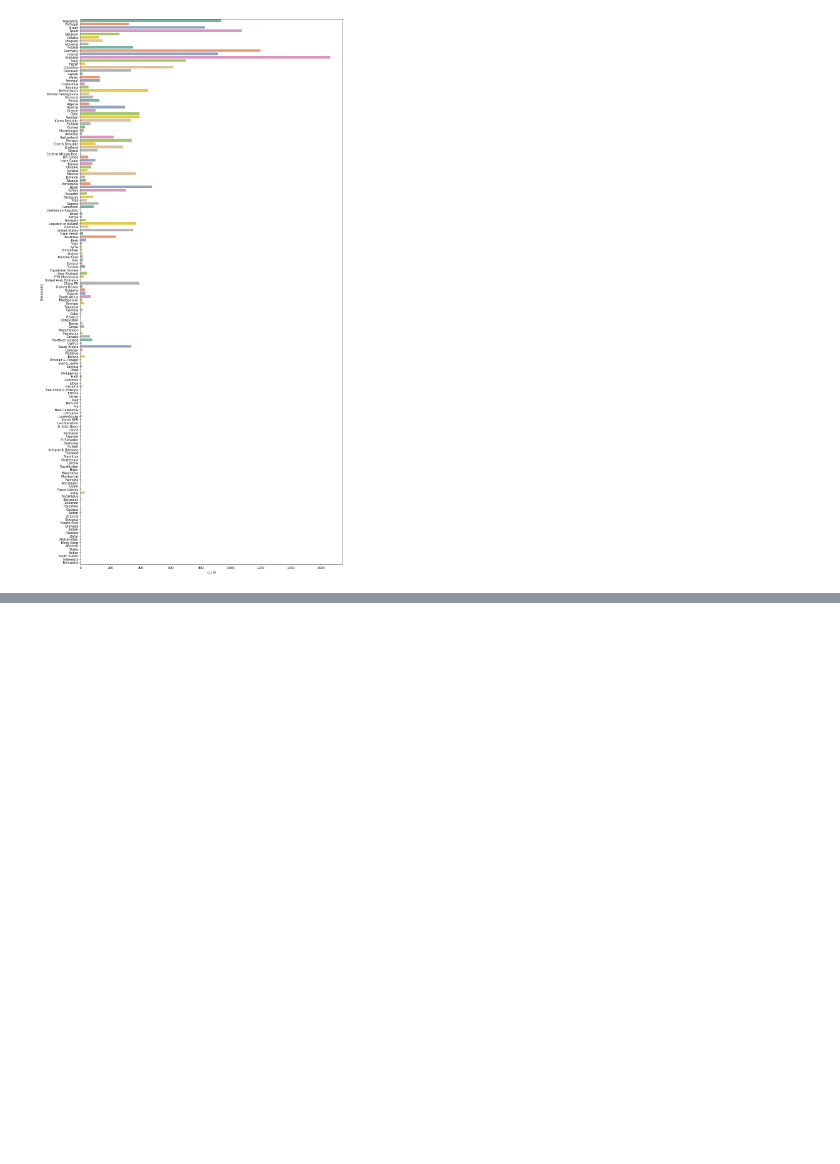
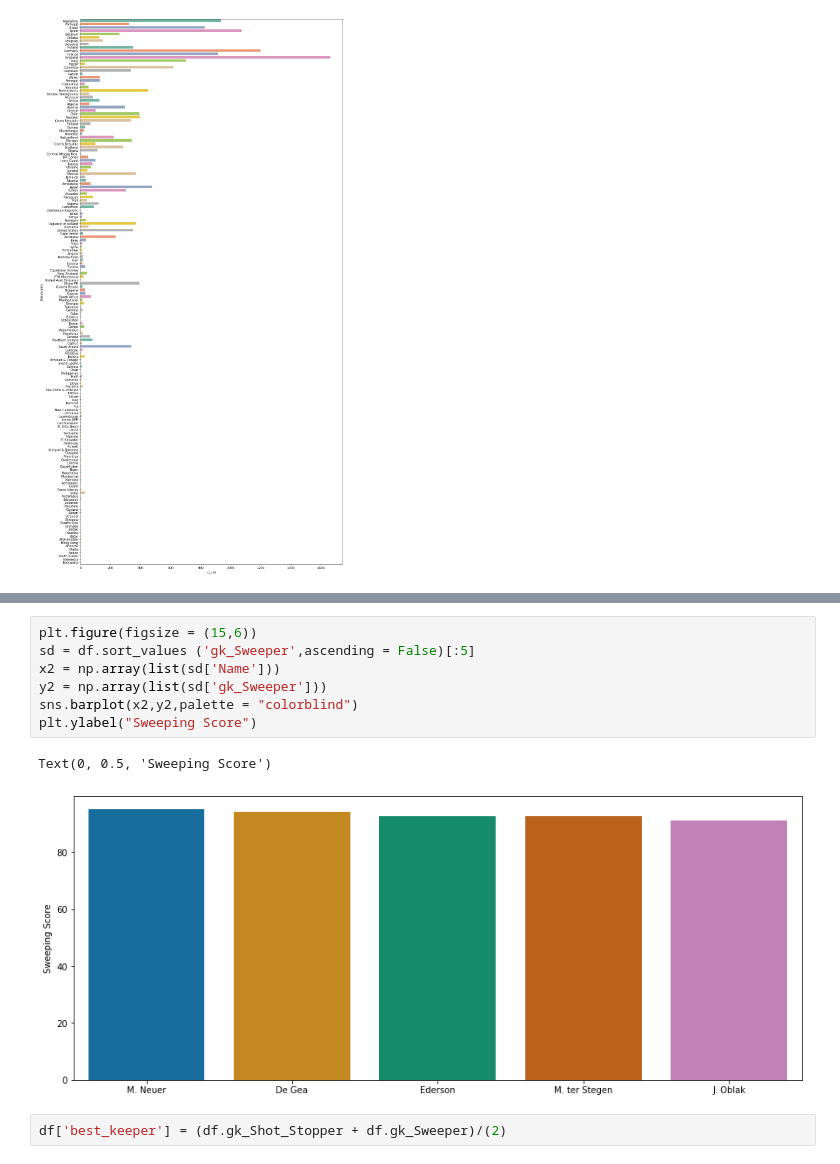
Before and after one commit to lawal-olaotan/Sportanalysis, a Jupyter notebook: Fifa_analysis.ipynb, the cells around one changed output, grey strips where cells are left out. Drawn from its saved outputs; the diff is of its cells as text; blank space fills up the shorter version.

```diff
--- a/Fifa_analysis.ipynb
+++ b/Fifa_analysis.ipynb
@@ -44,0 +76,12 @@ SyntaxError: invalid syntax (<ipython-input-7-d3616370776d>, line 1)
+# %%
+plt.figure(figsize = (15,6))
+sd = df.sort_values ('gk_Sweeper',ascending = False)[:5]
+x2 = np.array(list(sd['Name']))
+y2 = np.array(list(sd['gk_Sweeper']))
+sns.barplot(x2,y2,palette = "colorblind")
+plt.ylabel("Sweeping Score")
+# %% [output]
+Text(0, 0.5, 'Sweeping Score')
+[figure, added]
+# %%
+df['best_keeper'] = (df.gk_Shot_Stopper + df.gk_Sweeper)/(2)
```
Also changed, not shown: parts of 22 cells of this notebook.
